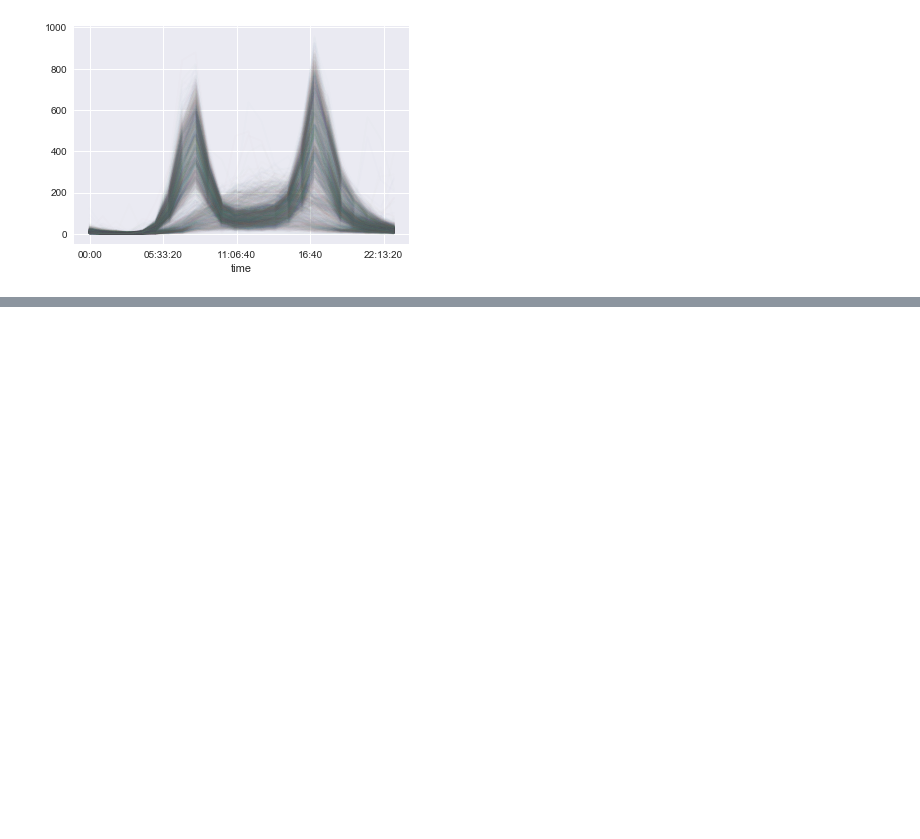
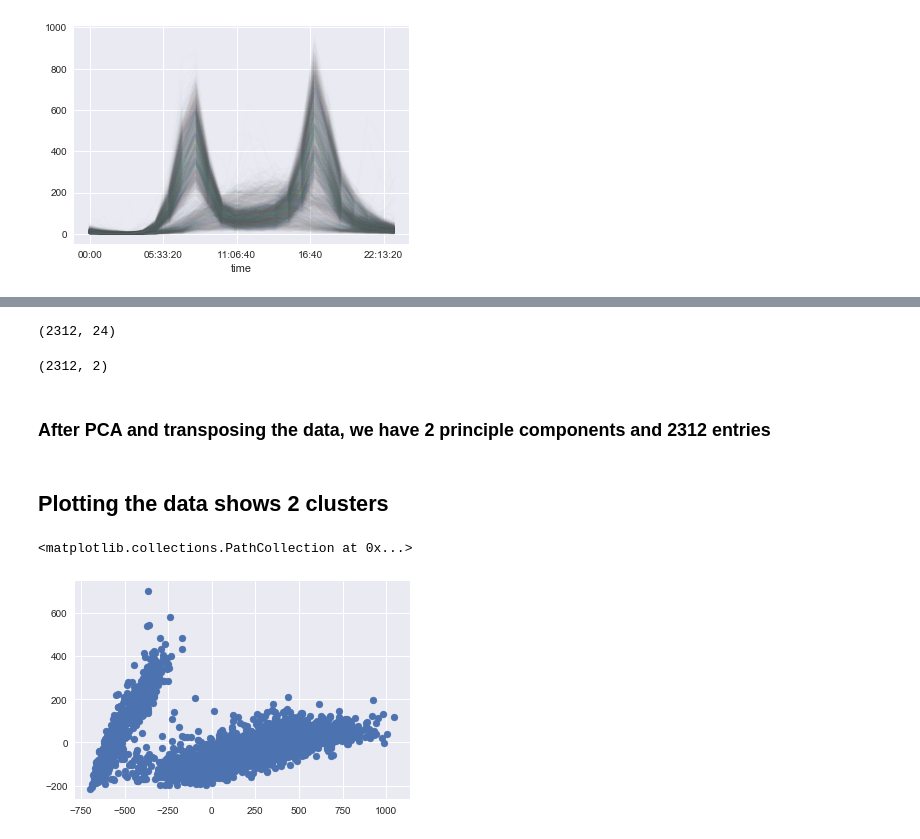
Before and after one commit to Takkoyanagi/Seattle_Fremont_Bike_Counter, a Jupyter notebook: Seattle_Fremont_Bike_Counter.ipynb, the cells around one changed output, grey strips where cells are left out. Cells and saved outputs as stored; diff of their text form; code cells hidden in the pictures; blank space fills up the shorter version.

```diff
--- a/Seattle_Fremont_Bike_Counter.ipynb
+++ b/Seattle_Fremont_Bike_Counter.ipynb
@@ -44,0 +75,20 @@ pivoted.plot(legend=False, alpha=0.01)
+# %%
+X = pivoted.fillna(0).T.values
+X.shape
+# %% [output]
+(2312, 24)
+# %%
+X2= PCA(2, svd_solver='full').fit_transform(X)
+# %%
+X2.shape
+# %% [output]
+(2312, 2)
+# %% [markdown]
+### After PCA and transposing the data, we have 2 principle components and 2312 entries
+# %% [markdown]
+## Plotting the data shows 2 clusters
+# %%
+plt.scatter(X2[:,0], X2[:,1])
+# %% [output]
+<matplotlib.collections.PathCollection at 0x...>
+[figure, added]
```
Also changed, not shown: parts of 27 cells of this notebook, 2 other files.
